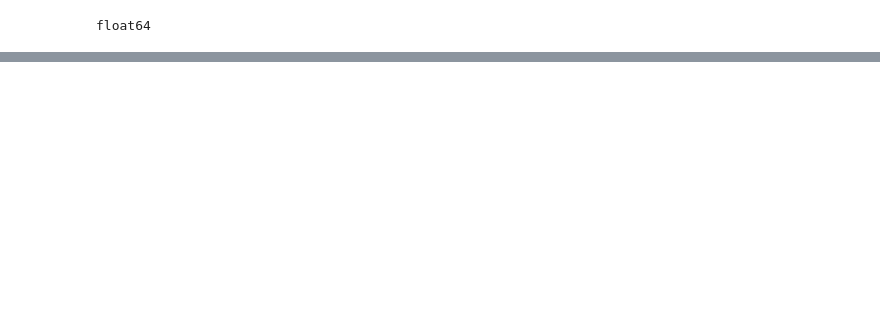
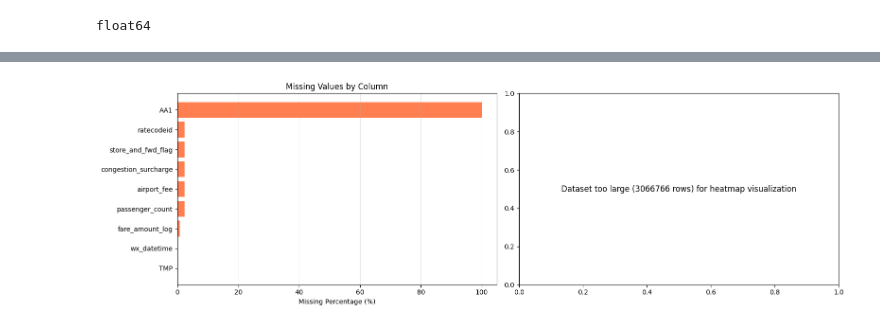
Before and after one commit to ShailShikhar/upskill, a Jupyter notebook: 1_nyc tlc taxi trips/NYC TLC Taxi Trips.ipynb, the cells around one changed output, grey strips where cells are left out. Saved outputs shown, nothing was run; the diff lists cells and outputs as text; code cells hidden in the pictures; blank space fills up the shorter version.

```diff
--- a/1_nyc tlc taxi trips/NYC TLC Taxi Trips.ipynb
+++ b/1_nyc tlc taxi trips/NYC TLC Taxi Trips.ipynb
@@ -1905,0 +3483,35 @@ taxi_weather[['fare_amount', 'wx_TMP']].corr()
+# %%
+# 6.2 Visualize Missing Values Pattern
+
+fig, axes = plt.subplots(1, 2, figsize=(16, 5))
+
+# Bar plot of missing values
+if not missing_data.empty:
+    missing_data_sorted = missing_data.sort_values('Missing_Percentage')
+    axes[0].barh(missing_data_sorted['Column'], missing_data_sorted['Missing_Percentage'], color='coral')
+    axes[0].set_xlabel('Missing Percentage (%)')
+    axes[0].set_title('Missing Values by Column')
+    axes[0].grid(axis='x', alpha=0.3)
+else:
+    axes[0].text(0.5, 0.5, 'No Missing Values', ha='center', va='center', fontsize=14)
+    axes[0].set_xlim(0, 1)
+    axes[0].set_ylim(0, 1)
+
+# Heatmap of missing values (if dataset is reasonable size)
+if len(taxi_weather) <= 1000:  # Only show heatmap for smaller datasets
+    missing_heatmap = taxi_weather.isnull()
+    im = axes[1].imshow(missing_heatmap.iloc[:100].T, aspect='auto', cmap='RdYlGn_r', interpolation='nearest')
+    axes[1].set_xlabel('Row Index')
+    axes[1].set_ylabel('Column')
+    axes[1].set_title('Missing Values Heatmap (First 100 Rows)')
+    axes[1].set_yticks(range(len(taxi_weather.columns)))
+    axes[1].set_yticklabels(taxi_weather.columns, fontsize=8)
+    plt.colorbar(im, ax=axes[1], label='Missing')
+else:
+    axes[1].text(0.5, 0.5, f'Dataset too large ({len(taxi_weather)} rows) for heatmap visualization',
+                 ha='center', va='center', fontsize=12)
+
+plt.tight_layout()
+plt.show()
+# %% [output]
+[figure, added]
```
Also changed, not shown: parts of 96 cells of this notebook, 33 other files.
